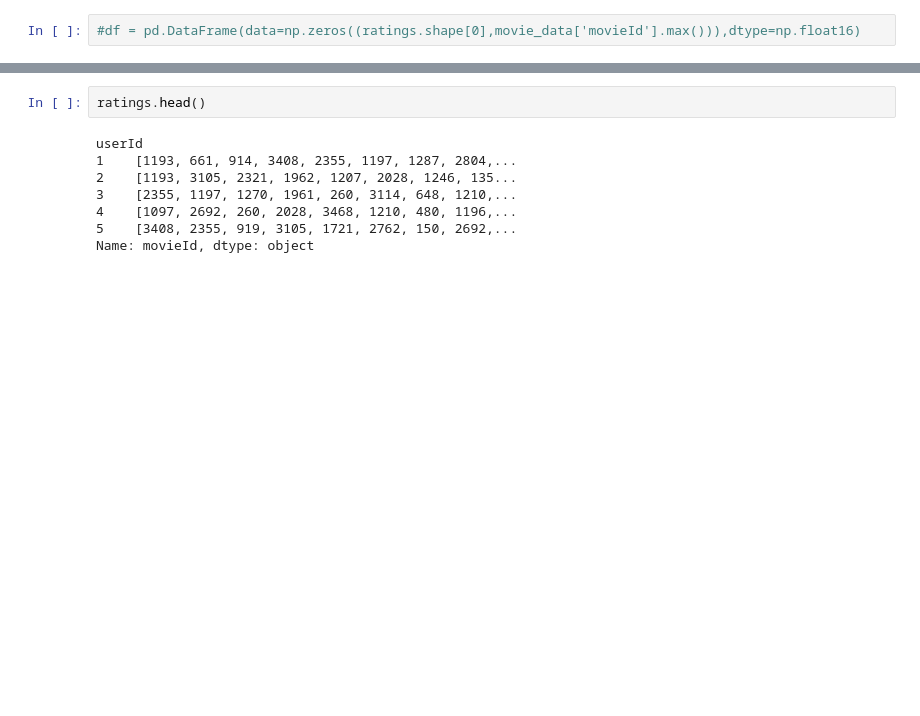
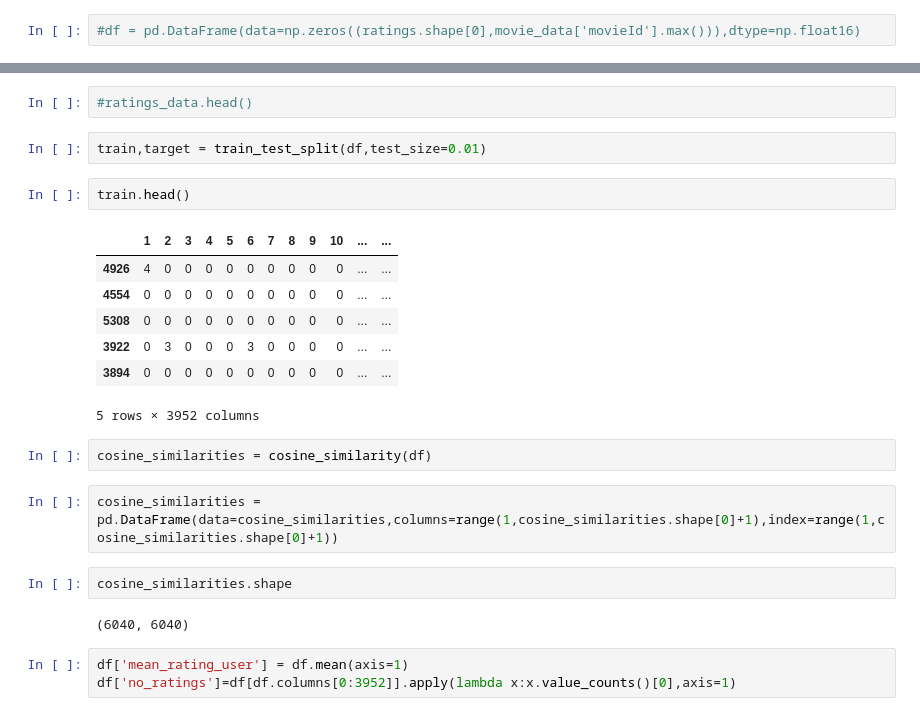
Before and after one commit to bhparijat/Recommendation-system-Pyspark, a Jupyter notebook: Recommendation System.ipynb, the cells around one changed output, grey strips where cells are left out. Drawn from its saved outputs; the diff is of its cells as text; blank space fills up the shorter version.

```diff
--- a/Recommendation System.ipynb
+++ b/Recommendation System.ipynb
@@ -204,10 +202,25 @@ ratings = ratings.groupby(by=['userId'])['movieId'].apply(list)
+# %%
+#ratings_data.head()
+# %%
+train,target = train_test_split(df,test_size=0.01)
 # %%
-ratings.head()
+train.head()
 # %% [output]
+|  | 1 | 2 | 3 | 4 | 5 | 6 | 7 | 8 | 9 | 10 | ... | ... |
+| 4926 | 4 | 0 | 0 | 0 | 0 | 0 | 0 | 0 | 0 | 0 | ... | ... |
+| 4554 | 0 | 0 | 0 | 0 | 0 | 0 | 0 | 0 | 0 | 0 | ... | ... |
+| 5308 | 0 | 0 | 0 | 0 | 0 | 0 | 0 | 0 | 0 | 0 | ... | ... |
+| 3922 | 0 | 3 | 0 | 0 | 0 | 3 | 0 | 0 | 0 | 0 | ... | ... |
+| 3894 | 0 | 0 | 0 | 0 | 0 | 0 | 0 | 0 | 0 | 0 | ... | ... |
-userId
-1    [1193, 661, 914, 3408, 2355, 1197, 1287, 2804,...
-2    [1193, 3105, 2321, 1962, 1207, 2028, 1246, 135...
-3    [2355, 1197, 1270, 1961, 260, 3114, 648, 1210,...
-4    [1097, 2692, 260, 2028, 3468, 1210, 480, 1196,...
-5    [3408, 2355, 919, 3105, 1721, 2762, 150, 2692,...
-Name: movieId, dtype: object
+5 rows × 3952 columns
+# %%
+cosine_similarities = cosine_similarity(df)
+# %%
+cosine_similarities = pd.DataFrame(data=cosine_similarities,columns=range(1,cosine_similarities.shape[0]+1),index=range(1,cosine_similarities.shape[0]+1))
+# %%
+cosine_similarities.shape
+# %% [output]
+(6040, 6040)
+# %%
+df['mean_rating_user'] = df.mean(axis=1)
+df['no_ratings']=df[df.columns[0:3952]].apply(lambda x:x.value_counts()[0],axis=1)
```
Also changed, not shown: parts of 36 cells of this notebook.
